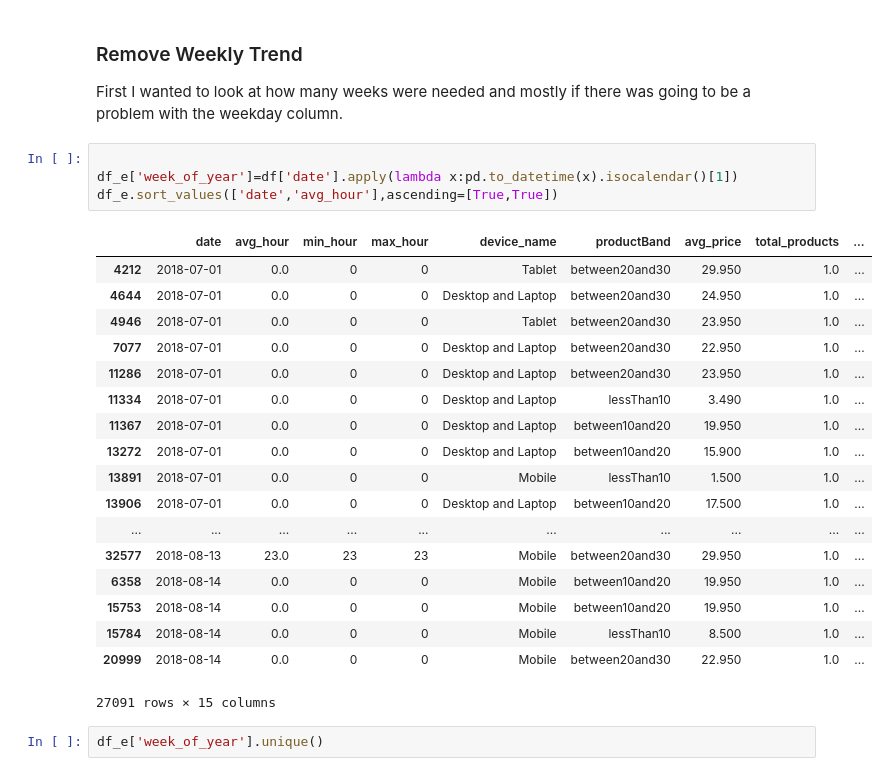
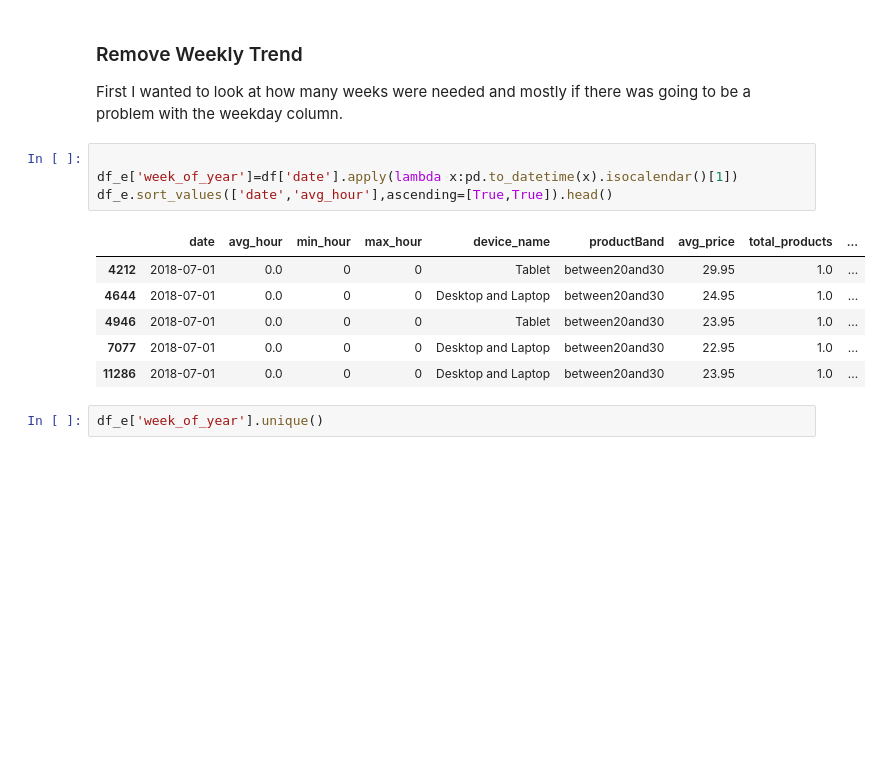
Before and after one commit to JoekingCooper/btakehometask, a Jupyter notebook: notebooks/4_Forecasting_Process.ipynb, the cells around one changed output. Cells and saved outputs as stored; diff of their text form; blank space fills up the shorter version.

```diff
--- a/notebooks/4_Forecasting_Process.ipynb
+++ b/notebooks/4_Forecasting_Process.ipynb
@@ -110,26 +110,14 @@ First I wanted to look at how many weeks were needed and mostly if there was goi
 # %%
 
 df_e['week_of_year']=df['date'].apply(lambda x:pd.to_datetime(x).isocalendar()[1])
-df_e.sort_values(['date','avg_hour'],ascending=[True,True])
+df_e.sort_values(['date','avg_hour'],ascending=[True,True]).head()
 # %% [output]
 |  | date | avg_hour | min_hour | max_hour | device_name | productBand | avg_price | total_products | ... |
-| 4212 | 2018-07-01 | 0.0 | 0 | 0 | Tablet | between20and30 | 29.950 | 1.0 | ... |
-| 4644 | 2018-07-01 | 0.0 | 0 | 0 | Desktop and Laptop | between20and30 | 24.950 | 1.0 | ... |
-| 4946 | 2018-07-01 | 0.0 | 0 | 0 | Tablet | between20and30 | 23.950 | 1.0 | ... |
-| 7077 | 2018-07-01 | 0.0 | 0 | 0 | Desktop and Laptop | between20and30 | 22.950 | 1.0 | ... |
-| 11286 | 2018-07-01 | 0.0 | 0 | 0 | Desktop and Laptop | between20and30 | 23.950 | 1.0 | ... |
-| 11334 | 2018-07-01 | 0.0 | 0 | 0 | Desktop and Laptop | lessThan10 | 3.490 | 1.0 | ... |
-| 11367 | 2018-07-01 | 0.0 | 0 | 0 | Desktop and Laptop | between10and20 | 19.950 | 1.0 | ... |
-| 13272 | 2018-07-01 | 0.0 | 0 | 0 | Desktop and Laptop | between10and20 | 15.900 | 1.0 | ... |
-| 13891 | 2018-07-01 | 0.0 | 0 | 0 | Mobile | lessThan10 | 1.500 | 1.0 | ... |
-| 13906 | 2018-07-01 | 0.0 | 0 | 0 | Desktop and Laptop | between10and20 | 17.500 | 1.0 | ... |
-| ... | ... | ... | ... | ... | ... | ... | ... | ... | ... |
-| 32577 | 2018-08-13 | 23.0 | 23 | 23 | Mobile | between20and30 | 29.950 | 1.0 | ... |
-| 6358 | 2018-08-14 | 0.0 | 0 | 0 | Mobile | between10and20 | 19.950 | 1.0 | ... |
-| 15753 | 2018-08-14 | 0.0 | 0 | 0 | Mobile | between10and20 | 19.950 | 1.0 | ... |
-| 15784 | 2018-08-14 | 0.0 | 0 | 0 | Mobile | lessThan10 | 8.500 | 1.0 | ... |
-| 20999 | 2018-08-14 | 0.0 | 0 | 0 | Mobile | between20and30 | 22.950 | 1.0 | ... |
+| 4212 | 2018-07-01 | 0.0 | 0 | 0 | Tablet | between20and30 | 29.95 | 1.0 | ... |
+| 4644 | 2018-07-01 | 0.0 | 0 | 0 | Desktop and Laptop | between20and30 | 24.95 | 1.0 | ... |
+| 4946 | 2018-07-01 | 0.0 | 0 | 0 | Tablet | between20and30 | 23.95 | 1.0 | ... |
+| 7077 | 2018-07-01 | 0.0 | 0 | 0 | Desktop and Laptop | between20and30 | 22.95 | 1.0 | ... |
+| 11286 | 2018-07-01 | 0.0 | 0 | 0 | Desktop and Laptop | between20and30 | 23.95 | 1.0 | ... |
-27091 rows × 15 columns
 # %%
 df_e['week_of_year'].unique()
 # %% [output]
```
Also changed, not shown: 5 other files.
